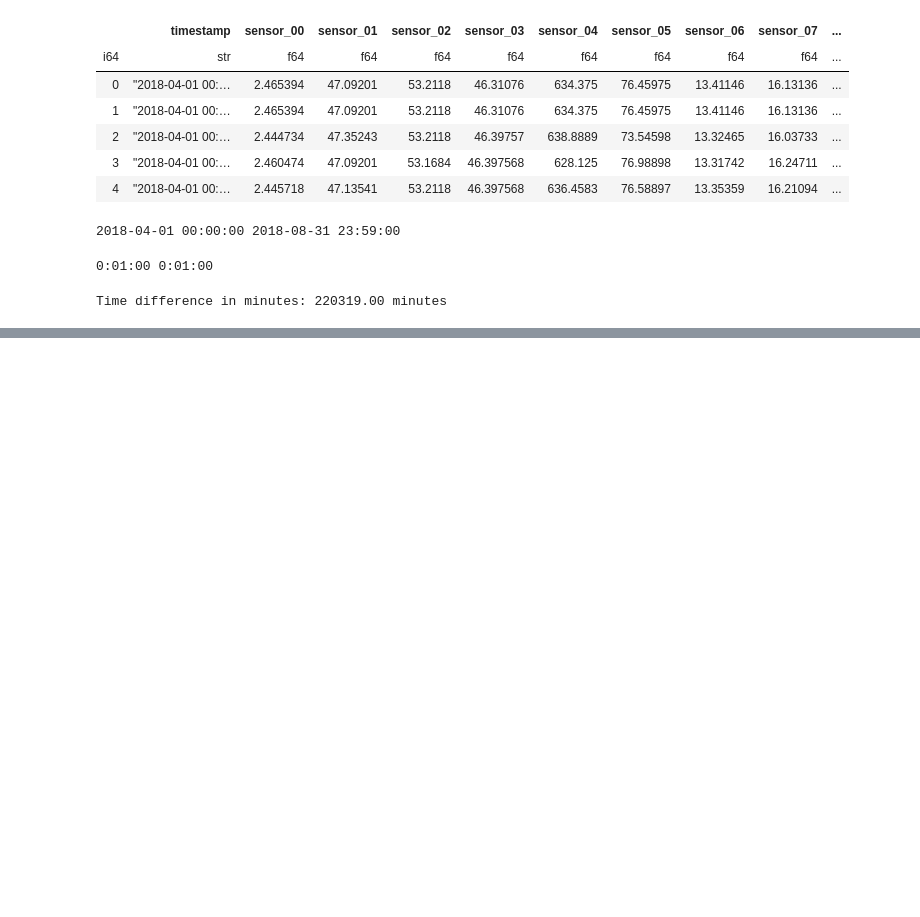
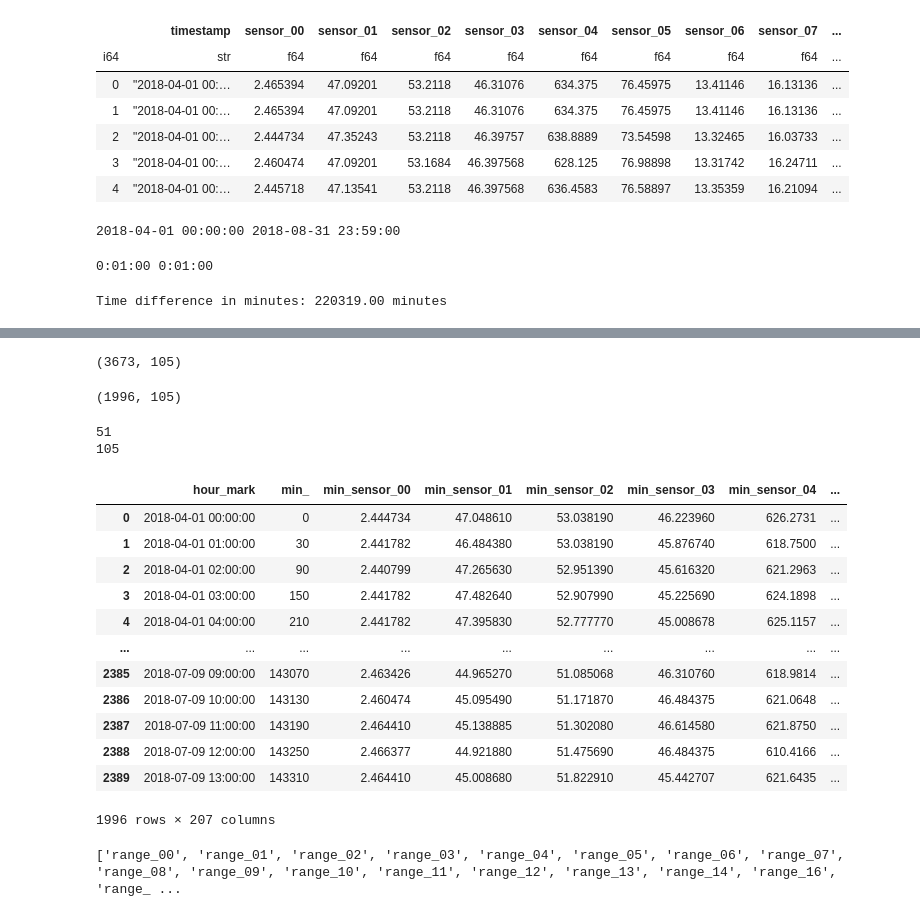
Before and after one commit to akwan-bc/Brown-and-Caldwell-XR, a Jupyter notebook: MockSensorData/copacetic/process_kaggle.ipynb, the cells around one changed output, grey strips where cells are left out. Drawn from its saved outputs; the diff is of its cells as text; code cells hidden in the pictures; blank space fills up the shorter version.

```diff
--- a/MockSensorData/copacetic/process_kaggle.ipynb
+++ b/MockSensorData/copacetic/process_kaggle.ipynb
@@ -117,0 +190,66 @@ TypeError: Expr.floor() takes 1 positional argument but 2 were given
+# %%
+range_pd_df = range_pd_df.dropna(axis=1, how='all')
+range_pd_df.shape
+# %% [output]
+(3673, 105)
+# %%
+range_pd_df = range_pd_df.dropna(axis=0, how='any')
+range_pd_df.shape
+# %% [output]
+(1996, 105)
+# %%
+eval_cols = []
+
+for c in number_strings:
+    min_c = f"min_sensor_{c}"
+    max_c = f"max_sensor_{c}"
+    if (min_c in range_pd_df.columns) and (max_c in range_pd_df.columns):
+        eval_cols.append((min_c, max_c))
+
+print(len(eval_cols))
+print(len(range_pd_df.columns))
+# %% [output]
+51
+105
+# %%
+def range_ratio(row):
+
+    for col_pair in eval_cols:
+        min_col, max_col = col_pair
+        min_val = row[min_col]
+        max_val = row[max_col]
+        ns = min_col.split('_')[-1]
+        if min_val == 0:
+            row[f"ratio_{ns}"] = 0
+        else:
+            row[f"ratio_{ns}"] = max_val / min_val
+        row[f"range_{ns}"] = max_val - min_val
+
+    return row
+# %%
+range_pd_df = range_pd_df.apply(lambda row: range_ratio(row), axis=1)
+# %%
+range_pd_df
+# %% [output]
+|  | hour_mark | min_ | min_sensor_00 | min_sensor_01 | min_sensor_02 | min_sensor_03 | min_sensor_04 | ... |
+| 0 | 2018-04-01 00:00:00 | 0 | 2.444734 | 47.048610 | 53.038190 | 46.223960 | 626.2731 | ... |
+| 1 | 2018-04-01 01:00:00 | 30 | 2.441782 | 46.484380 | 53.038190 | 45.876740 | 618.7500 | ... |
+| 2 | 2018-04-01 02:00:00 | 90 | 2.440799 | 47.265630 | 52.951390 | 45.616320 | 621.2963 | ... |
+| 3 | 2018-04-01 03:00:00 | 150 | 2.441782 | 47.482640 | 52.907990 | 45.225690 | 624.1898 | ... |
+| 4 | 2018-04-01 04:00:00 | 210 | 2.441782 | 47.395830 | 52.777770 | 45.008678 | 625.1157 | ... |
+| ... | ... | ... | ... | ... | ... | ... | ... | ... |
+| 2385 | 2018-07-09 09:00:00 | 143070 | 2.463426 | 44.965270 | 51.085068 | 46.310760 | 618.9814 | ... |
+| 2386 | 2018-07-09 10:00:00 | 143130 | 2.460474 | 45.095490 | 51.171870 | 46.484375 | 621.0648 | ... |
+| 2387 | 2018-07-09 11:00:00 | 143190 | 2.464410 | 45.138885 | 51.302080 | 46.614580 | 621.8750 | ... |
+| 2388 | 2018-07-09 12:00:00 | 143250 | 2.466377 | 44.921880 | 51.475690 | 46.484375 | 610.4166 | ... |
+| 2389 | 2018-07-09 13:00:00 | 143310 | 2.464410 | 45.008680 | 51.822910 | 45.442707 | 621.6435 | ... |
+1996 rows × 207 columns
+# %%
+col_names = range_pd_df.columns
+
+range_cols = [ c for c in col_names if "range" in c ]
+ratio_cols = [ c for c in col_names if "ratio" in c ]
+
+print(range_cols, ratio_cols)
+# %% [output]
+['range_00', 'range_01', 'range_02', 'range_03', 'range_04', 'range_05', 'range_06', 'range_07', 'range_08', 'range_09', 'range_10', 'range_11', 'range_12', 'range_13', 'range_14', 'range_16', 'range_ ...
```
Also changed, not shown: parts of 20 cells of this notebook, 2 other files.
